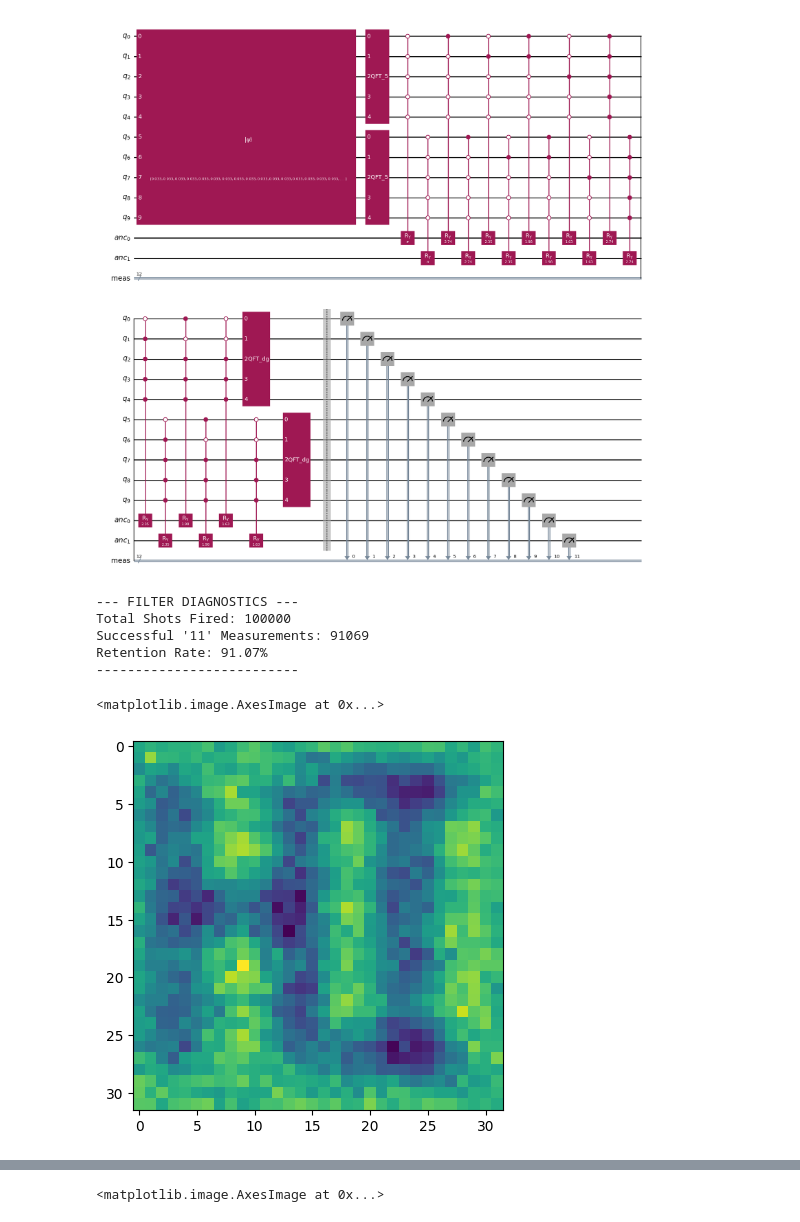
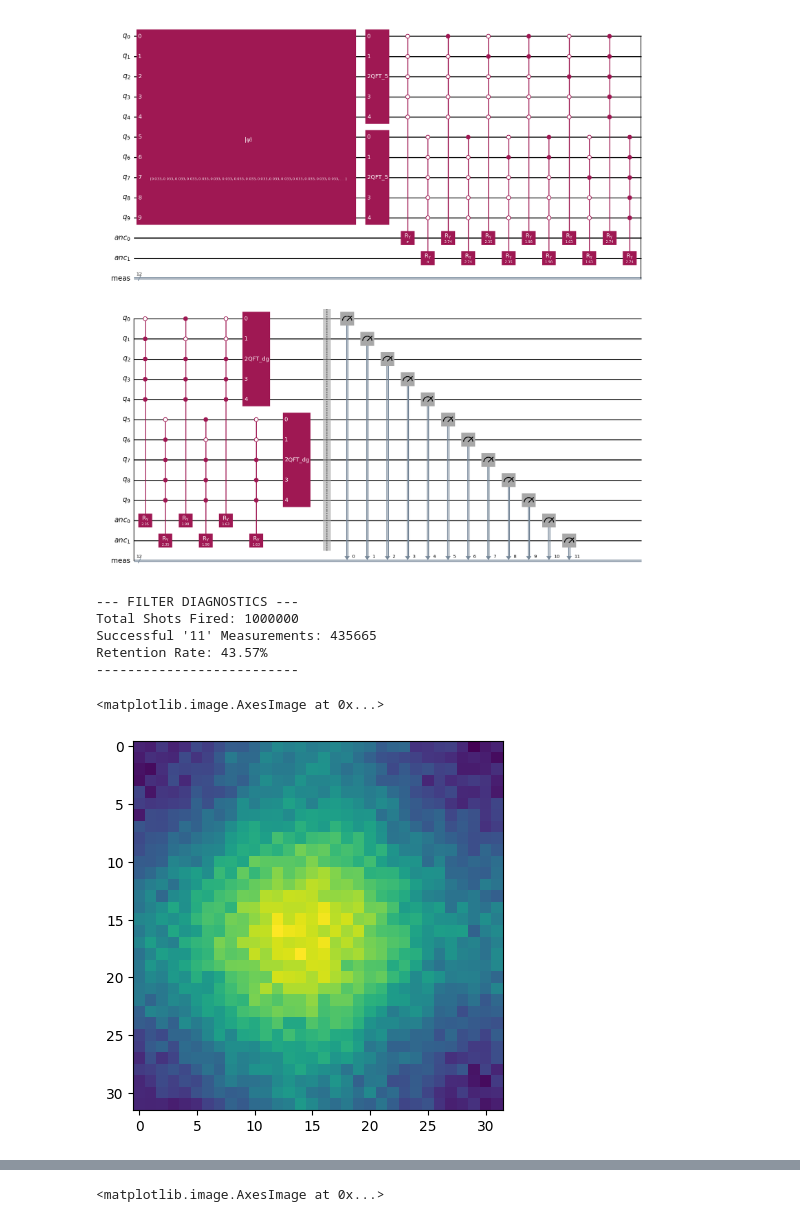
Before and after one commit to benz5460/QuantumRadio, a Jupyter notebook: QPIE_code.ipynb, the cells around one changed output, grey strips where cells are left out. Saved outputs shown, nothing was run; the diff lists cells and outputs as text; code cells hidden in the pictures.

```diff
--- a/QPIE_code.ipynb
+++ b/QPIE_code.ipynb
@@ -36,7 +36,7 @@ import numpy as np
 from qiskit import transpile
 from qiskit_aer import AerSimulator
 
-def measure_image(qc, original_n_qubits, shots=10000):
+def measure_image(qc, original_n_qubits, shots=10000, rgb=True):
     """
     Measures a QPIE image circuit. Automatically handles standard circuits
     as well as circuits with added ancilla qubits for filtering.
@@ -92,9 +92,10 @@ def measure_image(qc, original_n_qubits, shots=10000):
     measured_arr = np.sqrt(measured_arr)
 
     # 4. Convert back into RGB (0-255 scaling)
-    max_val = np.max(measured_arr)
-    if max_val > 0: # Prevent division by zero if no shots succeeded
-        measured_arr = (measured_arr * 255) / max_val
+    if rgb:
+        max_val = np.max(measured_arr)
+        if max_val > 0: # Prevent division by zero if no shots succeeded
+            measured_arr = (measured_arr * 255) / max_val
 
     # Dynamically reshape into a square grid
     size = int(np.sqrt(2**original_n_qubits))
@@ -124,9 +125,16 @@ def apply_gaussian_filter(qc, sigma=1.5):
         bin_state = format(val, f'0{half_n}b')
         target_frequencies[bin_state] = k
 
-    def apply_1d_filter(target_reg_start, anc_idx):
+    def apply_1d_filter(target_reg_start, anc_idx, spatial_sigma):
         for bin_state, k in target_frequencies.items():
-            weight = np.exp(-(k**2) / (2 * sigma**2))
+            # 1. Calculate N (the width of the grid in pixels)
+            N = 2 ** half_n
+
+            # 2. Convert the physical SciPy sigma into the Quantum wave sigma
+            sigma_qc = (2 * np.pi / N) * spatial_sigma
+
+            # 3. Calculate the weight using the corrected quantum sigma
+            weight = np.exp(-(k**2 * sigma_qc**2) / 2)
             # Clamp weight to avoid domain errors in arcsin
             weight = max(0.0, min(1.0, weight))
             theta = 2 * np.arcsin(weight)
@@ -135,8 +143,8 @@ def apply_gaussian_filter(qc, sigma=1.5):
             qubit_targets = list(range(target_reg_start, target_reg_start + half_n)) + [n_img_qubits + anc_idx]
             qc.append(mcry, qubit_targets)
 
-    apply_1d_filter(0, 0)
-    apply_1d_filter(half_n, 1)
+    apply_1d_filter(0, 0,sigma)
+    apply_1d_filter(half_n, 1,sigma)
 
     iqft_gate = qft_gate.inverse()
     qc.append(iqft_gate, range(half_n))
@@ -148,18 +156,20 @@ qc.draw('mpl')
 # %% [output]
 [figure]
 # %%
-qc,norm_arr = encode_image('HI_32.png', 10)
-qc = apply_gaussian_filter(qc, sigma=5)
+from scipy.ndimage import gaussian_filter
 
 
-blurred_image_array = measure_image(qc, original_n_qubits=10, shots=100000)
+qc,norm_arr = encode_image('test_galaxy_32.png', 10)
+qc = apply_gaussian_filter(qc, sigma=10)
+blurred_image_array = measure_image(qc, original_n_qubits=10, shots=1000000)
 
-plt.imshow(blurred_image_array)
+image = load_image('test_galaxy_32.png')
+result = gaussian_filter(image, sigma=10)
 # %% [output]
 --- FILTER DIAGNOSTICS ---
-Total Shots Fired: 100000
-Successful '11' Measurements: 91069
-Retention Rate: 91.07%
+Total Shots Fired: 1000000
+Successful '11' Measurements: 435665
+Retention Rate: 43.57%
 --------------------------
 <matplotlib.image.AxesImage at 0x...>
-[figure, old version]
+[figure, new version]
```
Also changed, not shown: parts of 3 cells of this notebook.
